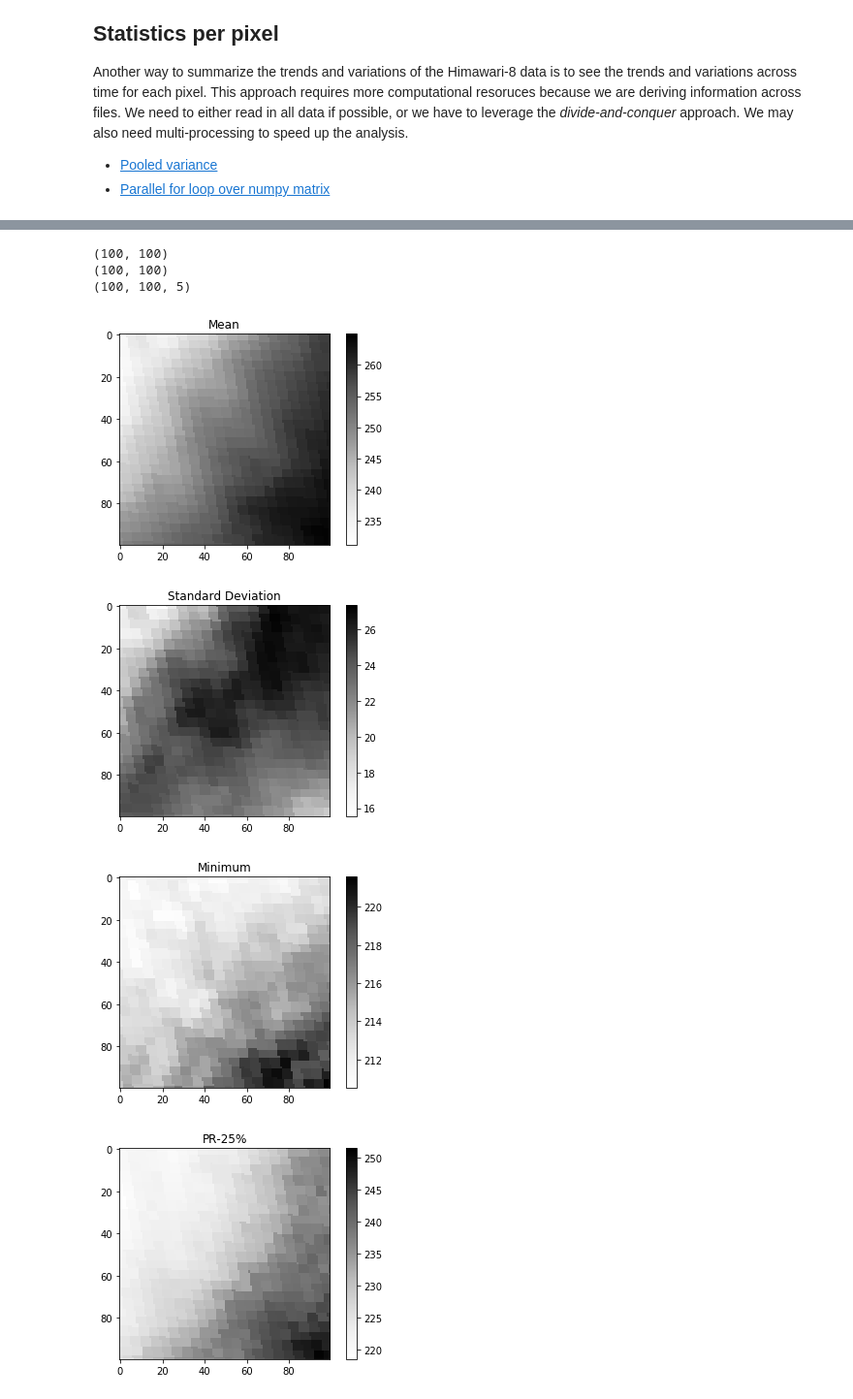
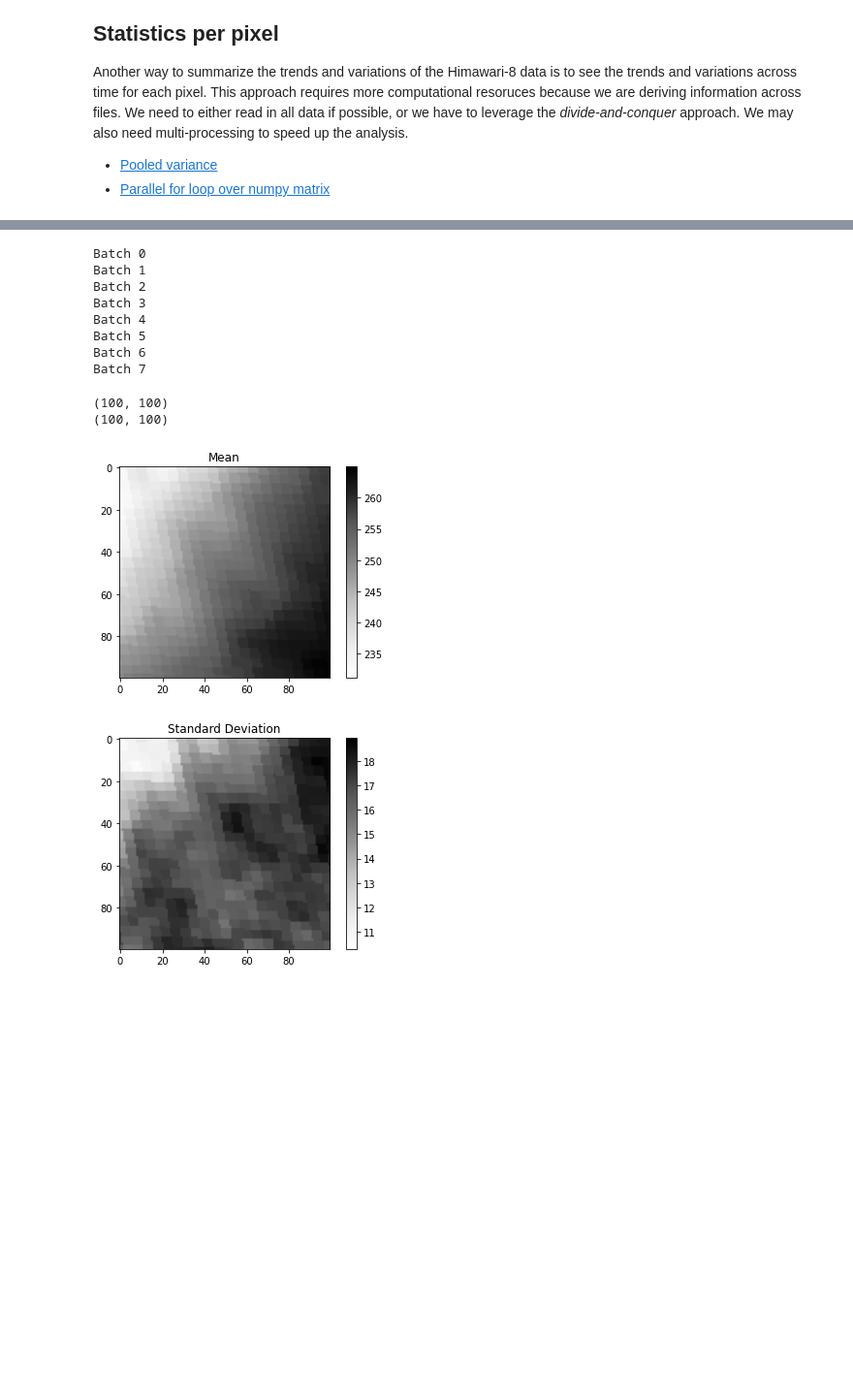
Before and after one commit to tingsyo/course_2020Q3_representation_learning, a Jupyter notebook: notebooks/himawari8/01_Basic_statistics.ipynb, the cells around one changed output, grey strips where cells are left out. Shown: that part at 97% size. Drawn from its saved outputs; the diff is of its cells as text; code cells hidden in the pictures; blank space fills up the shorter version.

Commit message:
- Updated stats-by-grid function

```diff
--- a/notebooks/himawari8/01_Basic_statistics.ipynb
+++ b/notebooks/himawari8/01_Basic_statistics.ipynb
@@ -171,54 +186,34 @@ Number of CPUs: 16
 # %%
 flist = xfiles['xuri']
-tmp = summarize_himawari8_by_grid(flist)
+tmp = summarize_himawari8_by_grid(flist, batch_size=20)
+# %% [output]
+Batch 0
+Batch 1
+Batch 2
+Batch 3
+Batch 4
+Batch 5
+Batch 6
+Batch 7
 # %%
 print(tmp['mean'].shape)
-print(tmp['stdev'].shape)
-print(tmp['percentile_rank'].shape)
+print(tmp['variance'].shape)
 # %% [output]
 (100, 100)
 (100, 100)
-(100, 100, 5)
 # %%
 %matplotlib inline
 import matplotlib.pyplot as plt
 
 plt.imshow(tmp['mean'], alpha=0.99, cmap='Greys')
 plt.title('Mean')
 plt.colorbar()
 plt.show()
 
-plt.imshow(tmp['stdev'], alpha=0.99, cmap='Greys')
+plt.imshow(np.sqrt(tmp['variance']), alpha=0.99, cmap='Greys')
 plt.title('Standard Deviation')
 plt.colorbar()
 plt.show()
-
-plt.imshow(tmp['percentile_rank'][:,:,0], alpha=0.99, cmap='Greys')
-plt.title('Minimum')
-plt.colorbar()
-plt.show()
-
-plt.imshow(tmp['percentile_rank'][:,:,1], alpha=0.99, cmap='Greys')
-plt.title('PR-25%')
-plt.colorbar()
-plt.show()
-
-plt.imshow(tmp['percentile_rank'][:,:,2], alpha=0.99, cmap='Greys')
-plt.title('Median')
-plt.colorbar()
-plt.show()
-
-plt.imshow(tmp['percentile_rank'][:,:,3], alpha=0.99, cmap='Greys')
-plt.title('PR-75%')
-plt.colorbar()
-plt.show()
-
-plt.imshow(tmp['percentile_rank'][:,:,4], alpha=0.99, cmap='Greys')
-plt.title('Maximum')
-plt.colorbar()
-plt.show()
 # %% [output]
 [figure]
-[figure, old version]
+[figure, new version]
-[figure, removed]
-[figure, removed]
```
Also changed, not shown: parts of 4 cells of this notebook, 1 other file.
